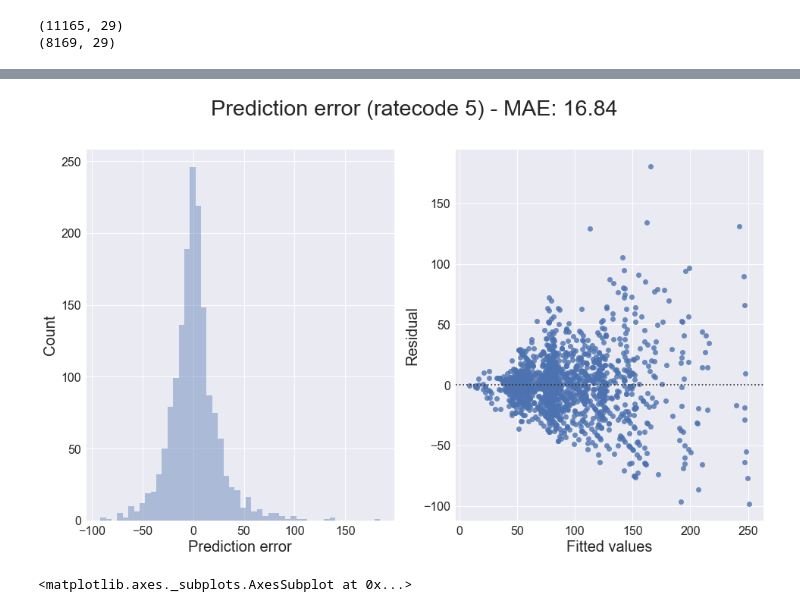
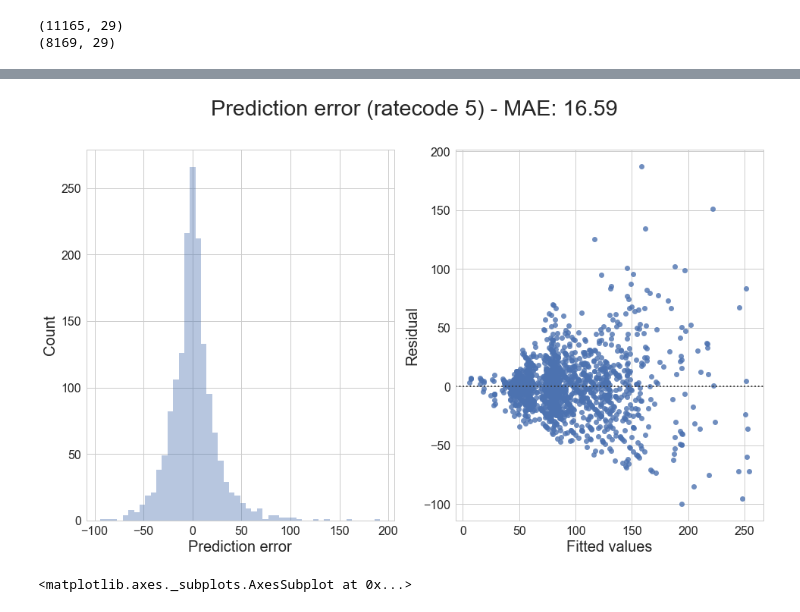
Before and after one commit to Sitorias/TaxiPrediction, a Jupyter notebook: Task 2 - Predicting Taxi Ride Prices - Leo.ipynb, the cells around one changed output, grey strips where cells are left out. Drawn from its saved outputs; the diff is of its cells as text; code cells hidden in the pictures.

```diff
--- a/Task 2 - Predicting Taxi Ride Prices - Leo.ipynb
+++ b/Task 2 - Predicting Taxi Ride Prices - Leo.ipynb
@@ -939,8 +957,8 @@ These trips are partly out of Manhattan where a doubled rate is used.
 # load a Numpy array of (latitude, longitude) pairs
 ratecode4set = train.loc[train["RatecodeID"]==4] # Nassau/Westchester rate
 # %%
-ratecode4set["endsInManhattan"] = ratecode4set.apply(lambda x : inArea(manhattan_cords,x["dropoff_latitude"],x["dropoff_longitude"]),axis=1)
-ratecode4set["startsInManhattan"] = ratecode4set.apply(lambda x : inArea(manhattan_cords,x["pickup_latitude"],x["pickup_longitude"]),axis=1)
+ratecode4set["endsInManhattan"] = ratecode4set.apply(lambda x : inArea(borders,x["dropoff_latitude"],x["dropoff_longitude"]),axis=1)
+ratecode4set["startsInManhattan"] = ratecode4set.apply(lambda x : inArea(borders,x["pickup_latitude"],x["pickup_longitude"]),axis=1)
 # %%
 np.shape(ratecode4set)
 # %% [output]
@@ -1094,8 +1105,8 @@ for index, row in ratecode4set.iterrows():
     closest_bridge_index = -1
     closest_total_bridge_distance = float('inf')
     for i in range(len(bridges)):
-        distance_to_bridge = geodesic(startP, bridges[i]).miles
-        distance_to_dest =  geodesic(bridges[i],endP).miles
+        distance_to_bridge = geodesic(startP, borders[i]).miles
+        distance_to_dest =  geodesic(borders[i],endP).miles
         total = distance_to_bridge + distance_to_dest
         if(total < closest_total_bridge_distance):
             closest_total_bridge_distance = total
@@ -1507,5 +1502,7 @@ Best params: ({'bagging_fraction': 0.8, 'boosting': 'gbdt', 'feature_fraction':
 # %%
 plt.figure(figsize=(16,9))
+sns.set(font_scale=2)
+sns.set_style("whitegrid")
 
 plt.subplot(1,2,1)
 ax = sns.distplot(outofcity_trips_test["fare_amount"]-(np.round(rfr_outofcity_pred*2)/2+2.5),
@@ -1519,6 +1516,6 @@ ax = sns.residplot(x=np.round(rfr_outofcity_pred*2)/2+2.5, y=outofcity_trips_tes
 ax.set_xlabel('Fitted values', fontsize=20)
 ax.set_ylabel('Residual', fontsize=20)
 ax.tick_params(labelsize=16)
-plt.suptitle("Prediction error (ratecode 4 - outer trips) - MAE: 6.14")
-plt.savefig('plots/errorRatecode4outer.pdf')
+plt.suptitle("Prediction error (ratecode 4 - outer trips) - MAE: 5.82")
+plt.savefig('plots/errorRatecode4outer.png')
 # %% [output]
@@ -1863,7 +1844,7 @@ print(ratecode5_sample.shape)
 
 
 ratecode5set_train, ratecode5set_test = train_test_split(ratecode5_sample,test_size=0.2, random_state=1337)
-features = ["trip_distance","duration","ridesAtPickupHour"]
+features = ["trip_distance","duration","ridesAtPickupHour","avg_speed","pickup_hour"]
 # %% [output]
 (11165, 29)
 (8169, 29)
@@ -1916,22 +1902,22 @@ ratecode5set_test[np.abs(ratecode5set_test["fare_amount"].values.ravel()-np.roun
 # %%
 plt.figure(figsize=(16,9))
 
 plt.subplot(1,2,1)
 ax = sns.distplot(ratecode5set_test["fare_amount"]-code5_pred,
                   hist_kws={"log":False},kde=False);
 ax.set_xlabel('Prediction error', fontsize=20)
 ax.set_ylabel('Count', fontsize=20)
 ax.tick_params(labelsize=16)
 
 plt.subplot(1,2,2)
 ax = sns.residplot(x=code5_pred, y=ratecode5set_test["fare_amount"])
 ax.set_xlabel('Fitted values', fontsize=20)
 ax.set_ylabel('Residual', fontsize=20)
 ax.tick_params(labelsize=16)
-plt.suptitle("Prediction error (ratecode 5) - MAE: 16.84")
-plt.savefig('plots/errorRatecode5.pdf')
+plt.suptitle("Prediction error (ratecode 5) - MAE: 16.59")
+plt.savefig('plots/errorRatecode5.png')
 # %% [output]
-[figure, old version]
+[figure, new version]
 # %%
 sns.regplot(ratecode5set_test.fare_to_distance_ratio,ratecode5set_test.fare_amount)
 # %% [output]
```
Also changed, not shown: parts of 58 cells of this notebook, 3 other files.
